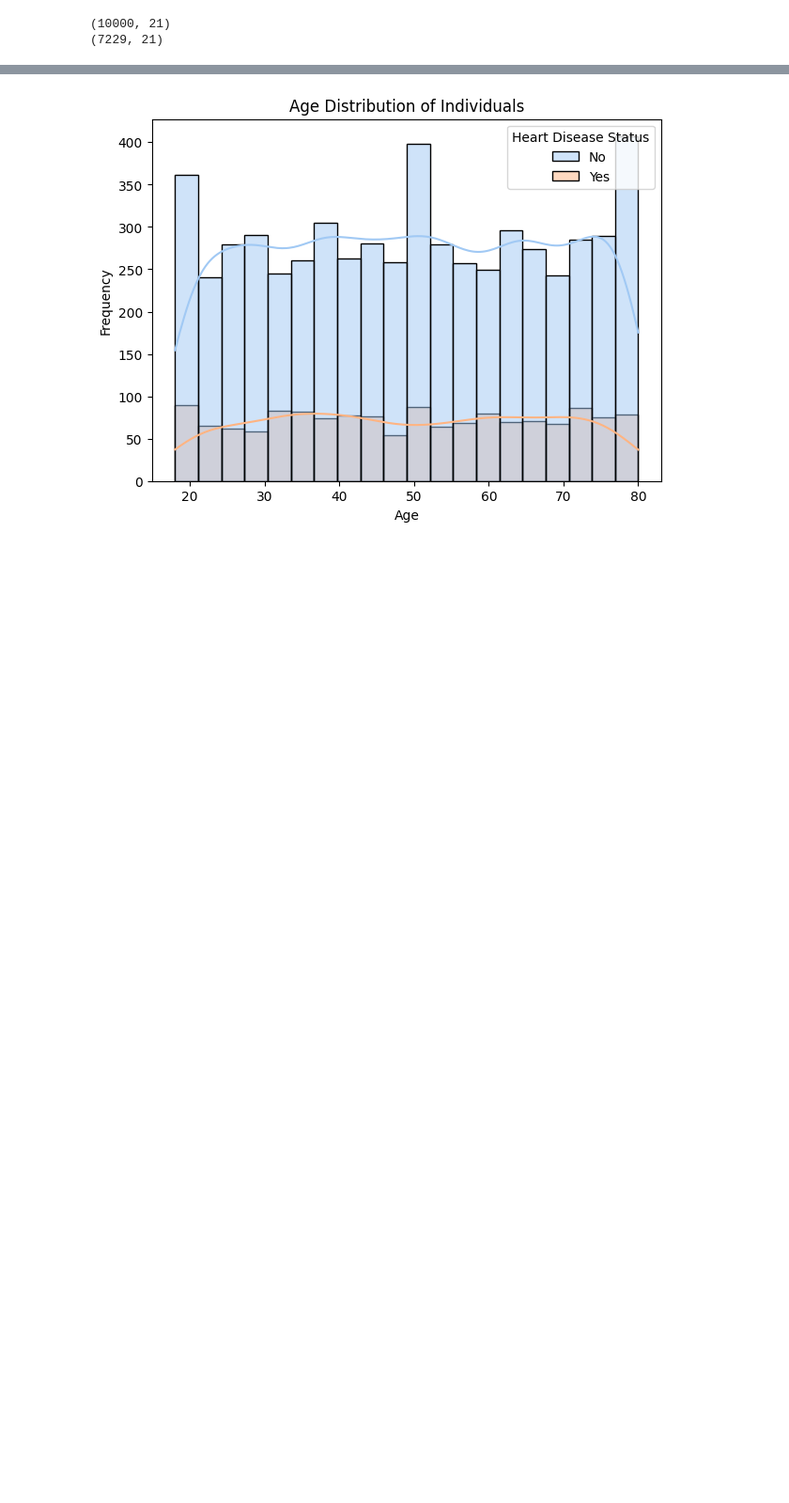
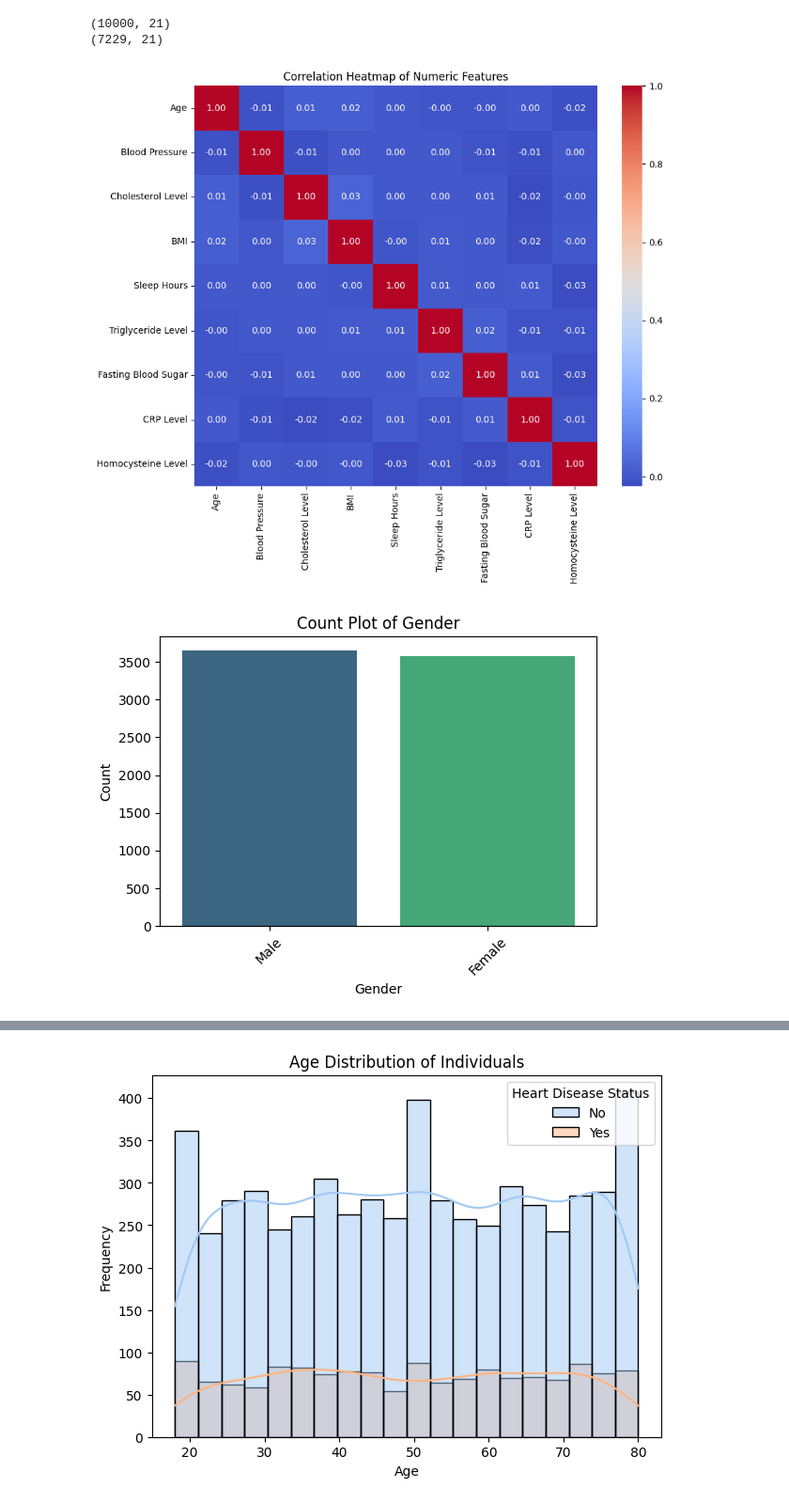
Before and after one commit to Aybee5/heart_disease_project, a Jupyter notebook: main.ipynb, the cells around one changed output, grey strips where cells are left out. Shown: that part at 94% size. Cells and saved outputs as stored; diff of their text form; code cells hidden in the pictures; blank space fills up the shorter version.

Commit message:
Adds plots visualisation

```diff
--- a/main.ipynb
+++ b/main.ipynb
@@ -62,3 +69,40 @@ print(data_set.shape)
 # %% [output]
 (10000, 21)
 (7229, 21)
+# %%
+# Create a correlation heatmap of numeric variables if there are four or more numeric columns
+numeric_data_set = data_set.select_dtypes(include=[np.number])
+if numeric_data_set.shape[1] >= 4:
+    plt.figure(figsize=(10, 8))
+    sns.heatmap(numeric_data_set.corr(), annot=True, cmap='coolwarm', fmt='.2f')
+    plt.title('Correlation Heatmap of Numeric Features')
+    plt.show()
+
+# # Create pair plot for numeric variables to examine distributions and relationships
+# sns.pairplot(numeric_data_set)
+# plt.suptitle('Pair Plot for Numeric Features', y=1.02)
+# plt.show()
+
+# # Plot histograms for select numeric columns
+# numeric_columns = numeric_data_set.columns
+# for col in numeric_columns:
+#     plt.figure(figsize=(10, 8))
+#     sns.histplot(data_set[col], kde=True)
+#     plt.title(f'Histogram of {col}')
+#     plt.xlabel(col)
+#     plt.ylabel('Frequency')
+#     plt.show()
+
+# For categorical variables, display count plots
+categorical_cols = data_set.select_dtypes(include=['object']).columns
+for col in categorical_cols:
+    plt.figure(figsize=(6, 4))
+    sns.countplot(data=data_set, x=col, hue=col, palette='viridis', legend=False)
+    plt.title(f'Count Plot of {col}')
+    plt.xlabel(col)
+    plt.ylabel('Count')
+    plt.xticks(rotation=45)
+    plt.show()
+# %% [output]
+[figure, added]
+[figure, added]
```
Also changed, not shown: parts of 4 cells of this notebook.
